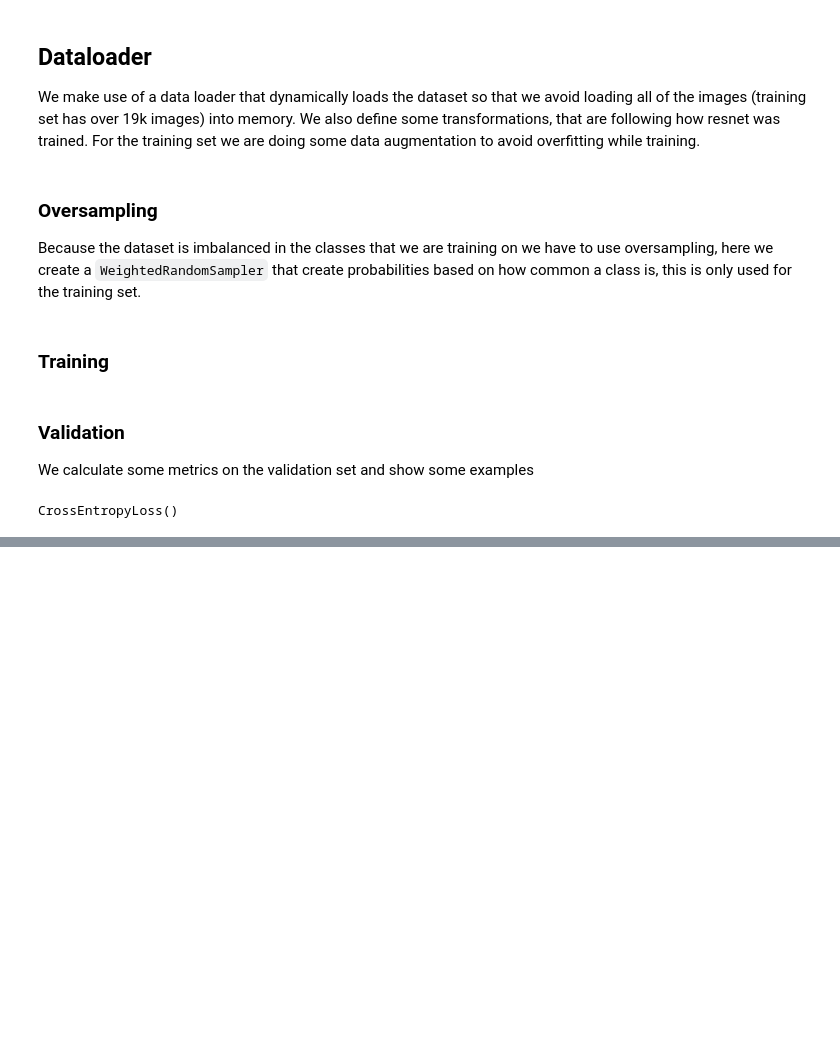
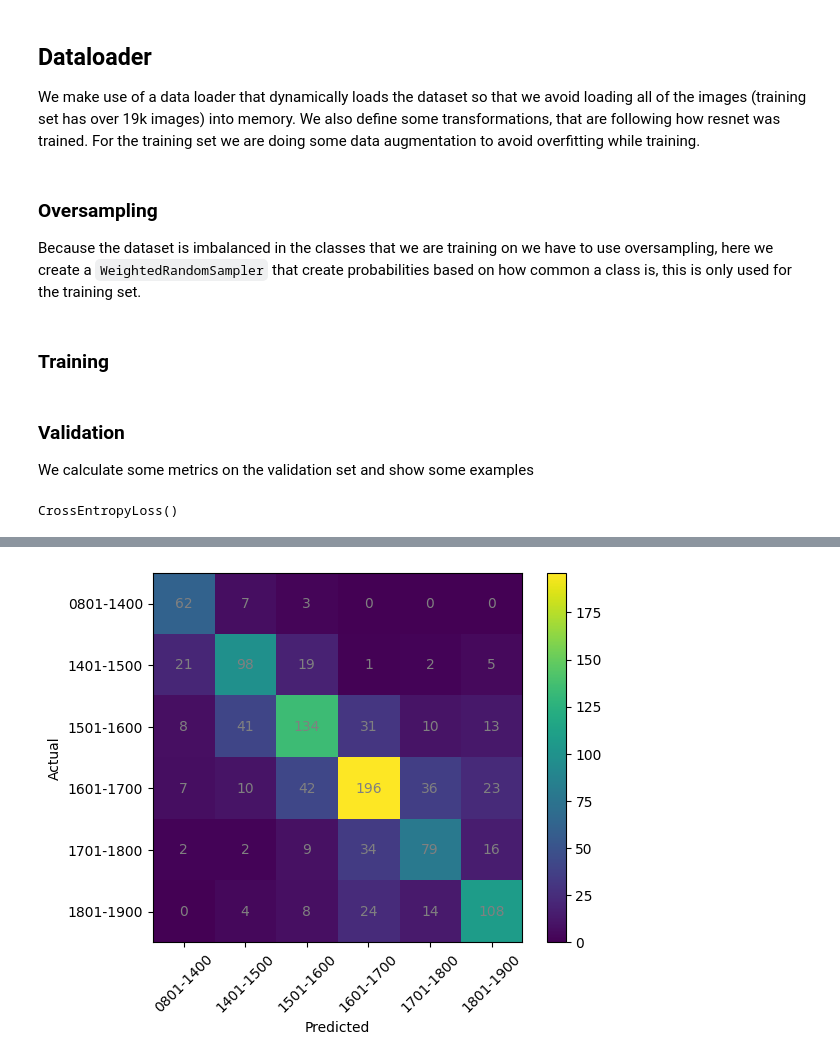
Before and after one commit to AlbinLind/aisem, a Jupyter notebook: explore.ipynb, the cells around one changed output, grey strips where cells are left out. Drawn from its saved outputs; the diff is of its cells as text; code cells hidden in the pictures; blank space fills up the shorter version.

```diff
--- a/explore.ipynb
+++ b/explore.ipynb
@@ -615,3 +635,44 @@ results
 # %%
 
 results.to_csv("results.csv")
+# %%
+# Load the validation dataset
+validation_dataset = ImageDataset(DataSetEnum.VALIDATION, OutputEnum.TIMEFRAME, timeframe_encoding_two)
+validation_dataloader = DataLoader(validation_dataset, batch_size=64)
+# Load the model_trained_timeframe_6.pth model
+model = CNN(6)
+model.load_state_dict(torch.load("model_trained_timeframe_6.pth", weights_only=True))
+model.eval()
+model.to(device)
+# Show the
+confusion_matrix = np.zeros(
+    (6, 6)
+)
+for batch, (images, labels) in enumerate(validation_dataloader):
+    pred = model(images)
+    # confusion matrix
+    for idx, (p, l) in enumerate(zip(pred.argmax(1), labels)):
+        confusion_matrix[l.item(), p.item()] += 1
+# %%
+reverse_encoder = {
+    0: "0801-1400",
+    1: "1401-1500",
+    2: "1501-1600",
+    3: "1601-1700",
+    4: "1701-1800",
+    5: "1801-1900",
+}
+# %%
+plt.imshow(confusion_matrix, cmap="viridis")
+# Add the numbers to the plot
+for i in range(6):
+    for j in range(6):
+        plt.text(j, i, int(confusion_matrix[i, j]), ha='center', va='center', color='grey')
+plt.colorbar()
+plt.xlabel("Predicted")
+plt.ylabel("Actual")
+plt.xticks(ticks=range(6), labels=[reverse_encoder[i] for i in range(6)], rotation=45)
+plt.yticks(ticks=range(6), labels=[reverse_encoder[i] for i in range(6)])
+plt.show()
+# %% [output]
+[figure, added]
```
Also changed, not shown: parts of 8 cells of this notebook, 1 other file.
